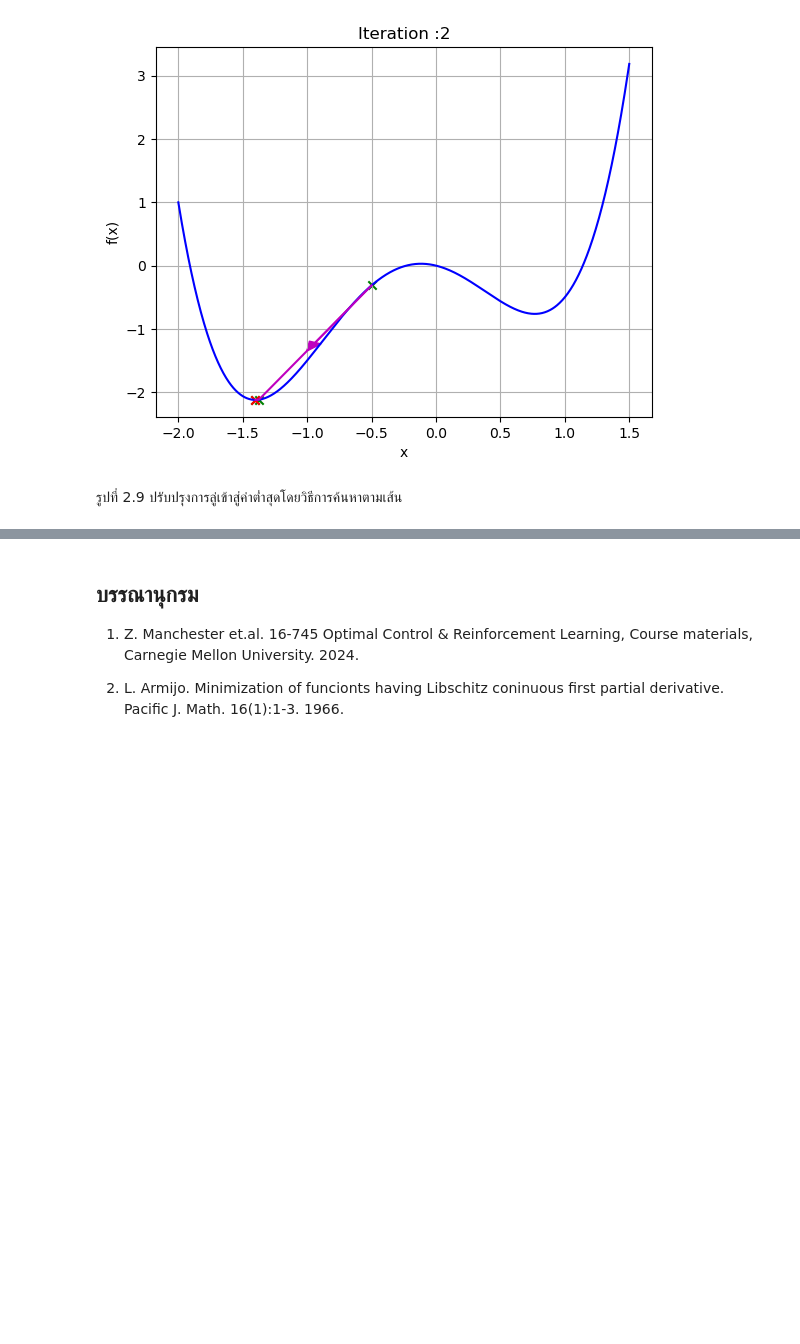
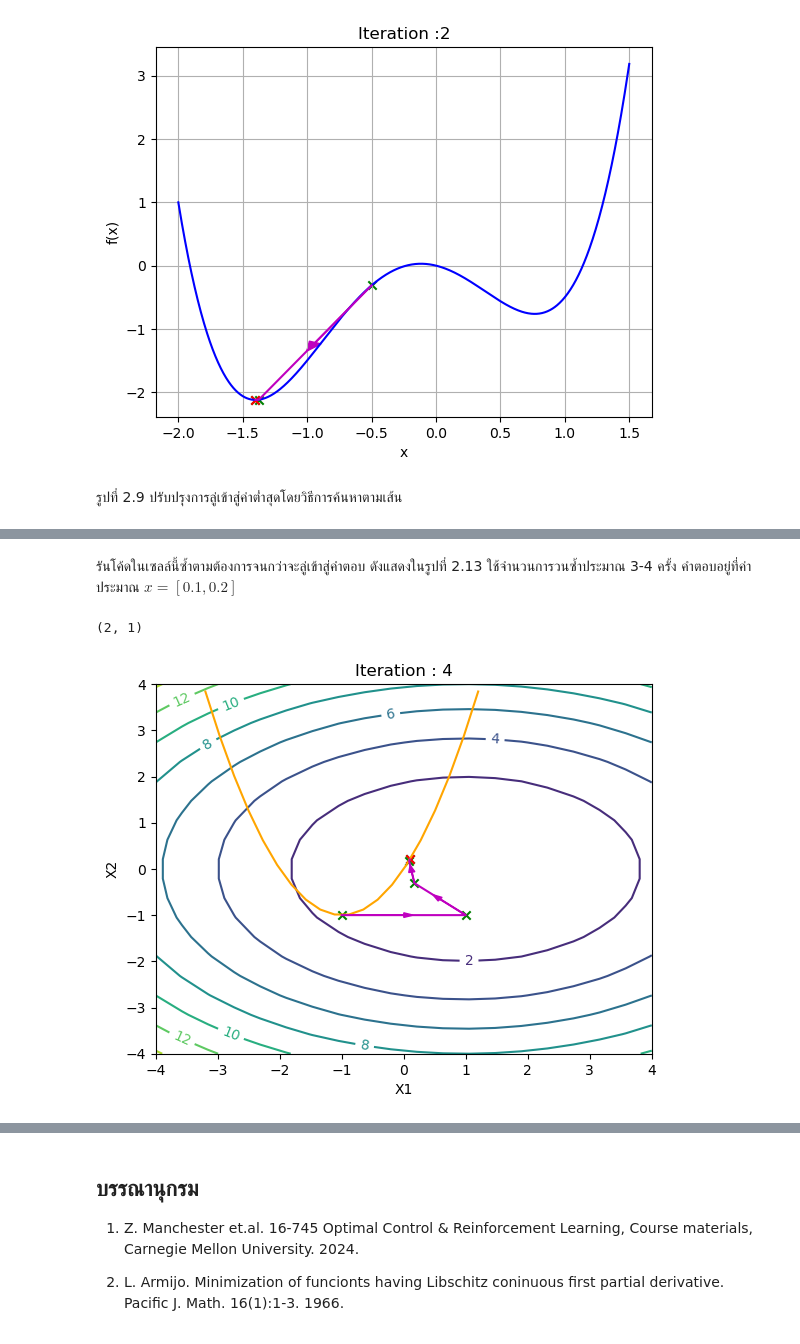
Before and after one commit to dewdotninja/ocrl, a Jupyter notebook: doc/notebooks/chapter2.ipynb, the cells around one changed output, grey strips where cells are left out. Cells and saved outputs as stored; diff of their text form; code cells hidden in the pictures; blank space fills up the shorter version.

```diff
--- a/doc/notebooks/chapter2.ipynb
+++ b/doc/notebooks/chapter2.ipynb
@@ -550,0 +750,4 @@ plot_steps(x,xguess,f,i)
+# %%
+def dc_wrapper(x):
+    global lambda_global
+    return jnp.asarray(dc(x)).T*lambda_global
@@ -550,0 +790,13 @@ plot_steps(x,xguess,f,i)
+# %%
+def newton_step(x0,lambda0):
+    global lambda_global
+    lambda_global = lambda0
+    H = d2f(x0) + jnp.asarray(jax.jacfwd(dc_wrapper)(x0))
+    C = jnp.expand_dims(jnp.asarray(dc(x0)), axis=0)
+    A = jnp.vstack((jnp.hstack((H,C.T)),jnp.hstack((C,jnp.zeros((1,1))))))
+    x0a = jnp.expand_dims(x0,axis=1)
+    B = jnp.vstack((-df(x0a)-C.T*lambda0, -jnp.asarray(c(x0a))))
+    dz = jnp.linalg.solve(A,B)
+    dx = dz[0:2]
+    dlambda = dz[2]
+    return x0a+dx, lambda0+dlambda
@@ -550,0 +818,26 @@ plot_steps(x,xguess,f,i)
+# %%
+def plot_steps(xguess,i):
+    ax = plot_landscape()
+    ax.scatter(xguess[0,:], xguess[1,:],marker='x',color='g')
+    ax.scatter(xguess[0,-1], xguess[1,-1],marker='x',color='r')
+    for ix in range(xguess.shape[1]-1):
+        x1_old = xguess[0,ix]
+        x1_new = xguess[0,ix+1]
+        x2_old = xguess[1,ix]
+        x2_new = xguess[1,ix+1]
+        if jnp.linalg.norm(xguess[:,ix] - xguess[:,ix+1]).item() > 0.1: # plot arrow if distance large enough
+            ax.arrow(x1_old,x2_old,(x1_new-x1_old)/2,(x2_new-x2_old)/2,head_width=0.1,color='m')
+    ax.plot(xguess[0,:], xguess[1,:],'m')
+    ax.set_title('Iteration : '+str(i))
+# %% [markdown]
+รันโค้ดในเซลล์นี้ซ้ำตามต้องการจนกว่าจะลู่เข้าสู่คำตอบ
+ดังแสดงในรูปที่ 2.13 ใช้จำนวนการวนซ้ำประมาณ 3-4 ครั้ง คำตอบอยู่ที่ค่าประมาณ $x = [0.1,0.2]$
+# %%
+i += 1
+xnew, lambdanew = newton_step(xguess[:,-1],lambdaguess[-1])
+xguess = jnp.hstack((xguess, xnew))
+lambdaguess.append(lambdanew)
+plot_steps(xguess,i)
+# %% [output]
+(2, 1)
+[figure, added]
```
Also changed, not shown: parts of 28 cells of this notebook.
